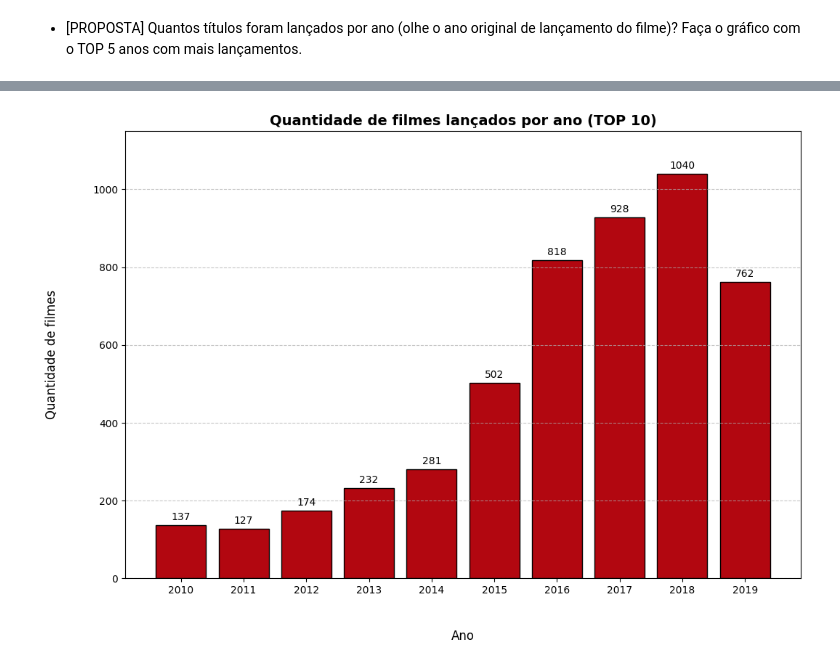
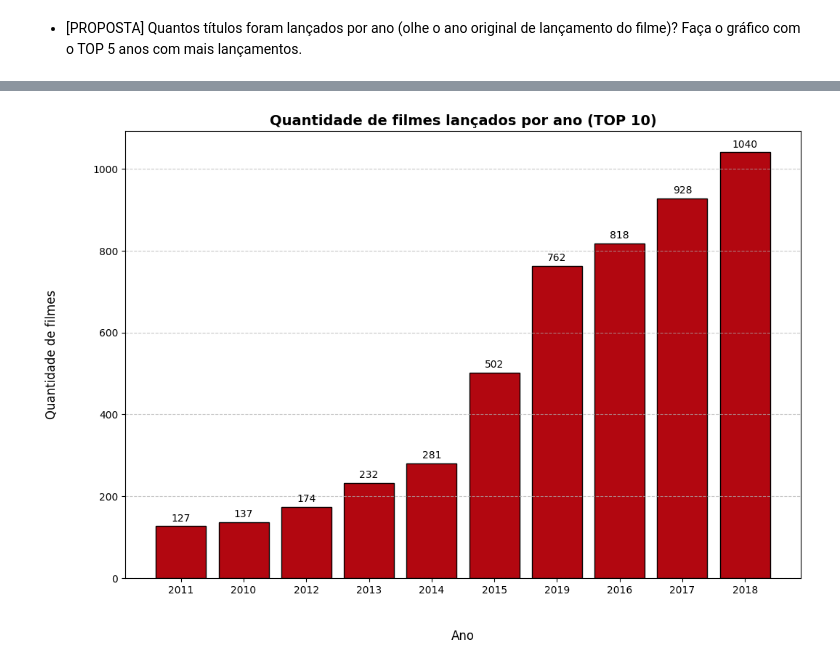
Before and after one commit to i-malur/bootcamp-dados-desafio-python-2, a Jupyter notebook: [MALU_RESPOSTAS]_Challenge_Frequência_e_Medidas.ipynb, the cells around one changed output, grey strips where cells are left out. Drawn from its saved outputs; the diff is of its cells as text; code cells hidden in the pictures.

```diff
--- a/[MALU_RESPOSTAS]_Challenge_Frequência_e_Medidas.ipynb
+++ b/[MALU_RESPOSTAS]_Challenge_Frequência_e_Medidas.ipynb
@@ -442,26 +470,28 @@ df.head()
 | 4 | 80213643 | Chip and Potato | NaN | Abigail Oliver, Andrea Libman, Br... | Canada, United Kingdom | NaN | 2019 | TV-Y | 2 Seasons | ... |
 # %%
 df_filmes_por_ano = df.copy()
-lancamento = df_filmes_por_ano['data_lancamento']
 
-df_filmes_ano = lancamento.value_counts().reset_index()
-df_filmes_ano.columns = ['Ano de lançamento', 'Quantos filmes foram lançados']
+filmes_ano = df_filmes_por_ano['data_lancamento']
+df_filmes_ano = filmes_ano.value_counts().reset_index().head(10)
+df_filmes_ano.columns = ['data_lancamento', 'filmes_lancados']
 
-top_10 = df_filmes_ano.head(10)
-top_10 = top_10.sort_values(by='Ano de lançamento')
+df_filmes_ano = df_filmes_ano.sort_values(by='filmes_lancados', ascending=True)
+
+df_filmes_ano['data_lancamento'] = df_filmes_ano['data_lancamento'].astype(str)
+
 
 plt.figure(figsize=(12,8))
-grafico = plt.bar(top_10['Ano de lançamento'], top_10['Quantos filmes foram lançados'], color='#B20710', edgecolor='black')
+grafico = plt.bar(df_filmes_ano['data_lancamento'], df_filmes_ano['filmes_lancados'], color='#B20710', edgecolor='black')
 
 plt.title('Quantidade de filmes lançados por ano (TOP 10)', fontsize=14, fontweight='bold')
 plt.xlabel('\n\nAno', fontsize=12)
 plt.ylabel('Quantidade de filmes\n\n', fontsize=12)
 plt.grid(axis='y', linestyle='--', alpha=0.7)
 
-plt.xticks(top_10['Ano de lançamento'])
+#plt.xticks(df_filmes_ano['data_lancamento'])
 plt.bar_label(grafico, padding=3, fontsize=10)
-plt.ylim(0, 1150)
+#plt.ylim(0, 1150)
 
 plt.show()
 # %% [output]
-[figure, old version]
+[figure, new version]
```
Also changed, not shown: parts of 9 cells of this notebook.
